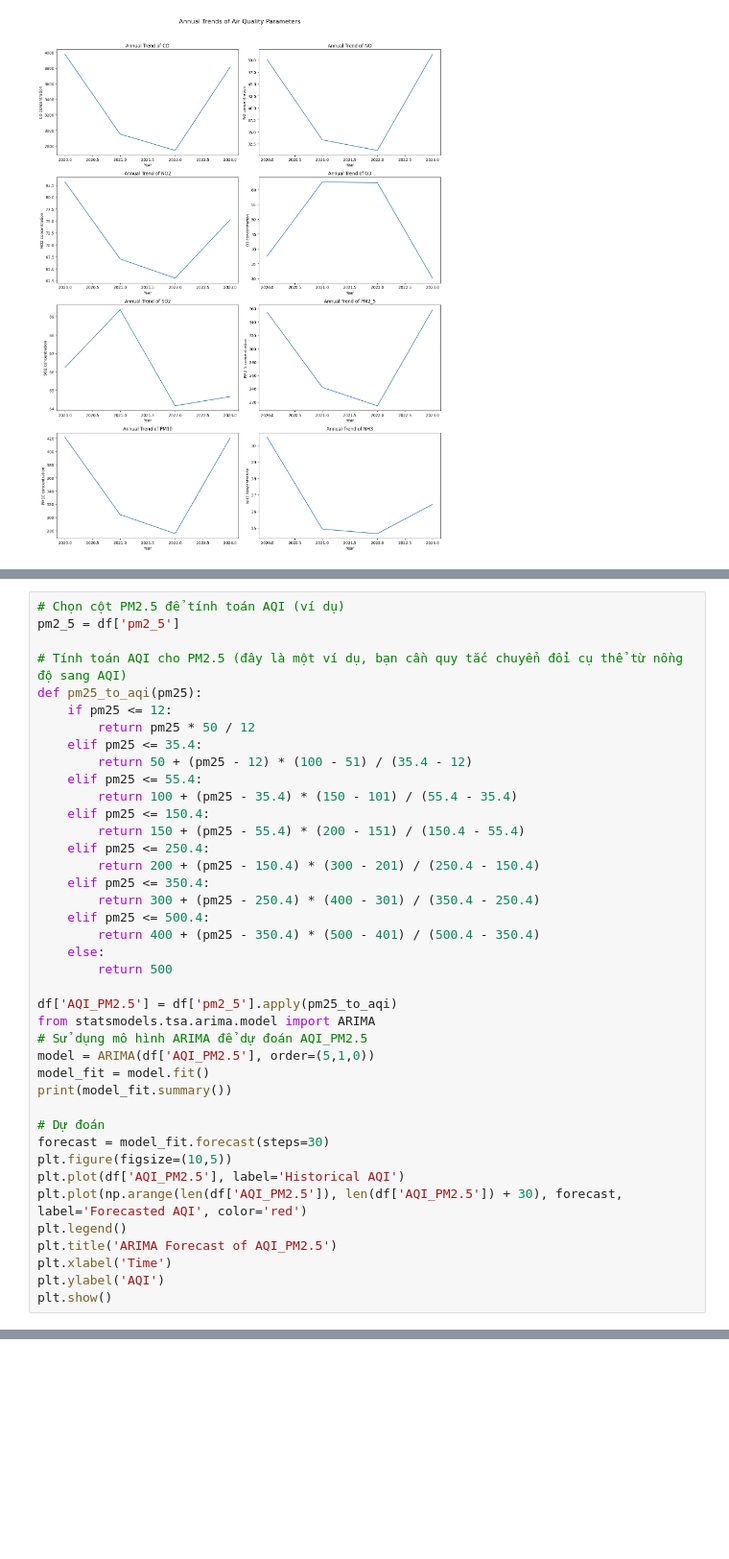
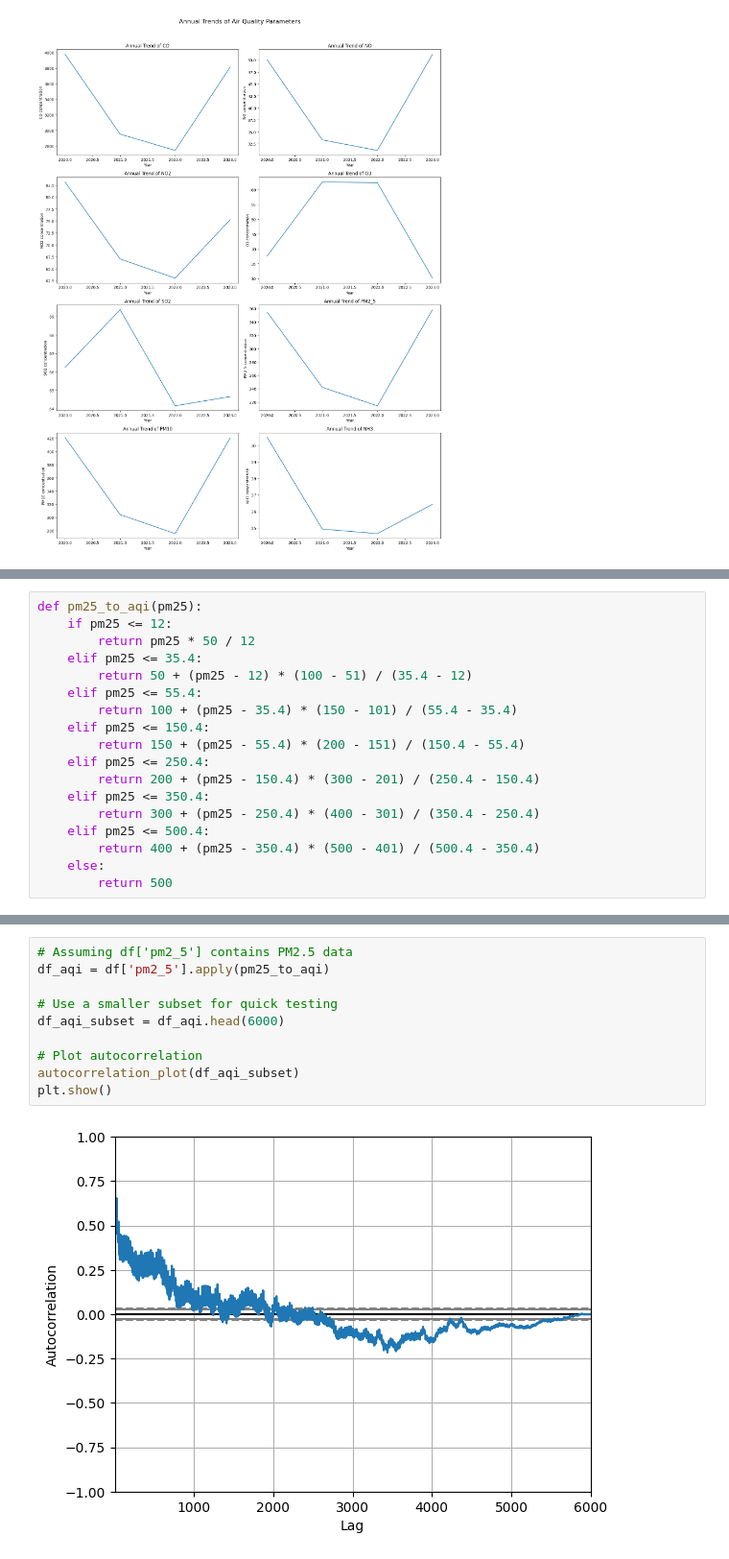
Before and after one commit to Kappappa2111/Air-Quality-Analysis, a Jupyter notebook: code/Project.ipynb, the cells around one changed output, grey strips where cells are left out. Shown at 96% size. Saved outputs shown, nothing was run; the diff lists cells and outputs as text; blank space fills up the shorter version.

```diff
--- a/code/Project.ipynb
+++ b/code/Project.ipynb
@@ -200,8 +203,4 @@ plt.show()
 # %%
-# Chọn cột PM2.5 để tính toán AQI (ví dụ)
-pm2_5 = df['pm2_5']
-
-# Tính toán AQI cho PM2.5 (đây là một ví dụ, bạn cần quy tắc chuyển đổi cụ thể từ nồng độ sang AQI)
 def pm25_to_aqi(pm25):
     if pm25 <= 12:
         return pm25 * 50 / 12
@@ -219,21 +218,3 @@ def pm25_to_aqi(pm25):
         return 400 + (pm25 - 350.4) * (500 - 401) / (500.4 - 350.4)
     else:
         return 500
-
-df['AQI_PM2.5'] = df['pm2_5'].apply(pm25_to_aqi)
-from statsmodels.tsa.arima.model import ARIMA
-# Sử dụng mô hình ARIMA để dự đoán AQI_PM2.5
-model = ARIMA(df['AQI_PM2.5'], order=(5,1,0))
-model_fit = model.fit()
-print(model_fit.summary())
-
-# Dự đoán
-forecast = model_fit.forecast(steps=30)
-plt.figure(figsize=(10,5))
-plt.plot(df['AQI_PM2.5'], label='Historical AQI')
-plt.plot(np.arange(len(df['AQI_PM2.5']), len(df['AQI_PM2.5']) + 30), forecast, label='Forecasted AQI', color='red')
-plt.legend()
-plt.title('ARIMA Forecast of AQI_PM2.5')
-plt.xlabel('Time')
-plt.ylabel('AQI')
-plt.show()
@@ -241,0 +268,12 @@ NameError: name 'df' is not defined
+# %%
+# Assuming df['pm2_5'] contains PM2.5 data
+df_aqi = df['pm2_5'].apply(pm25_to_aqi)
+
+# Use a smaller subset for quick testing
+df_aqi_subset = df_aqi.head(6000)
+
+# Plot autocorrelation
+autocorrelation_plot(df_aqi_subset)
+plt.show()
+# %% [output]
+[figure, added]
```
Also changed, not shown: parts of 15 cells of this notebook.
